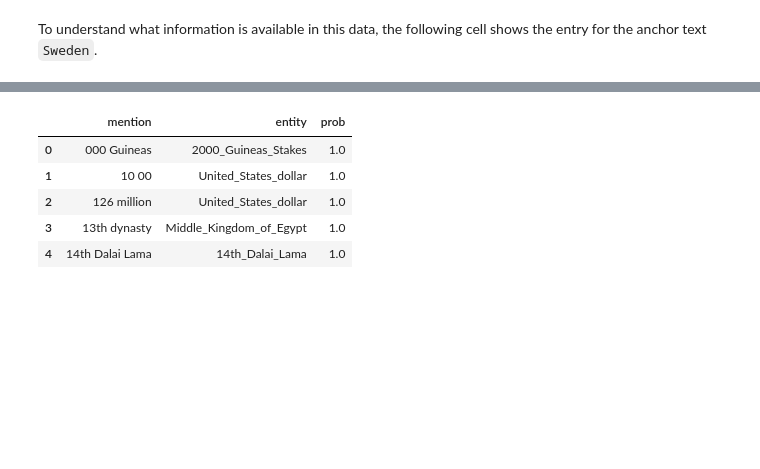
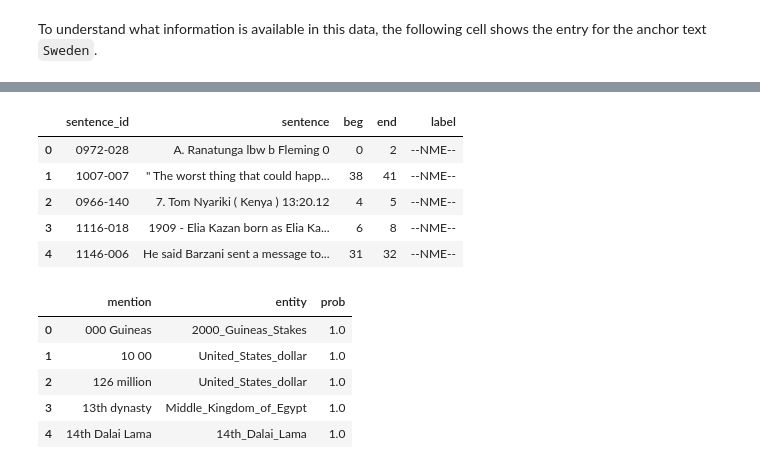
Before and after one commit to honzh073/txm, a Jupyter notebook: Lab5/Hong-TM-L5.ipynb, the cells around one changed output, grey strips where cells are left out. Drawn from its saved outputs; the diff is of its cells as text; code cells hidden in the pictures; blank space fills up the shorter version.

```diff
--- a/Lab5/Hong-TM-L5.ipynb
+++ b/Lab5/Hong-TM-L5.ipynb
@@ -349,3 +374,12 @@ Name: 17436, dtype: object
+# %%
+new_df_dev.head()
+# %% [output]
+|  | sentence_id | sentence | beg | end | label |
+| 0 | 0972-028 | A. Ranatunga lbw b Fleming 0 | 0 | 2 | --NME-- |
+| 1 | 1007-007 | " The worst thing that could happ... | 38 | 41 | --NME-- |
+| 2 | 0966-140 | 7. Tom Nyariki ( Kenya ) 13:20.12 | 4 | 5 | --NME-- |
+| 3 | 1116-018 | 1909 - Elia Kazan born as Elia Ka... | 6 | 8 | --NME-- |
+| 4 | 1146-006 | He said Barzani sent a message to... | 31 | 32 | --NME-- |
 # %%
 df_kb.head()
 # %% [output]
```
Also changed, not shown: parts of 15 cells of this notebook.
